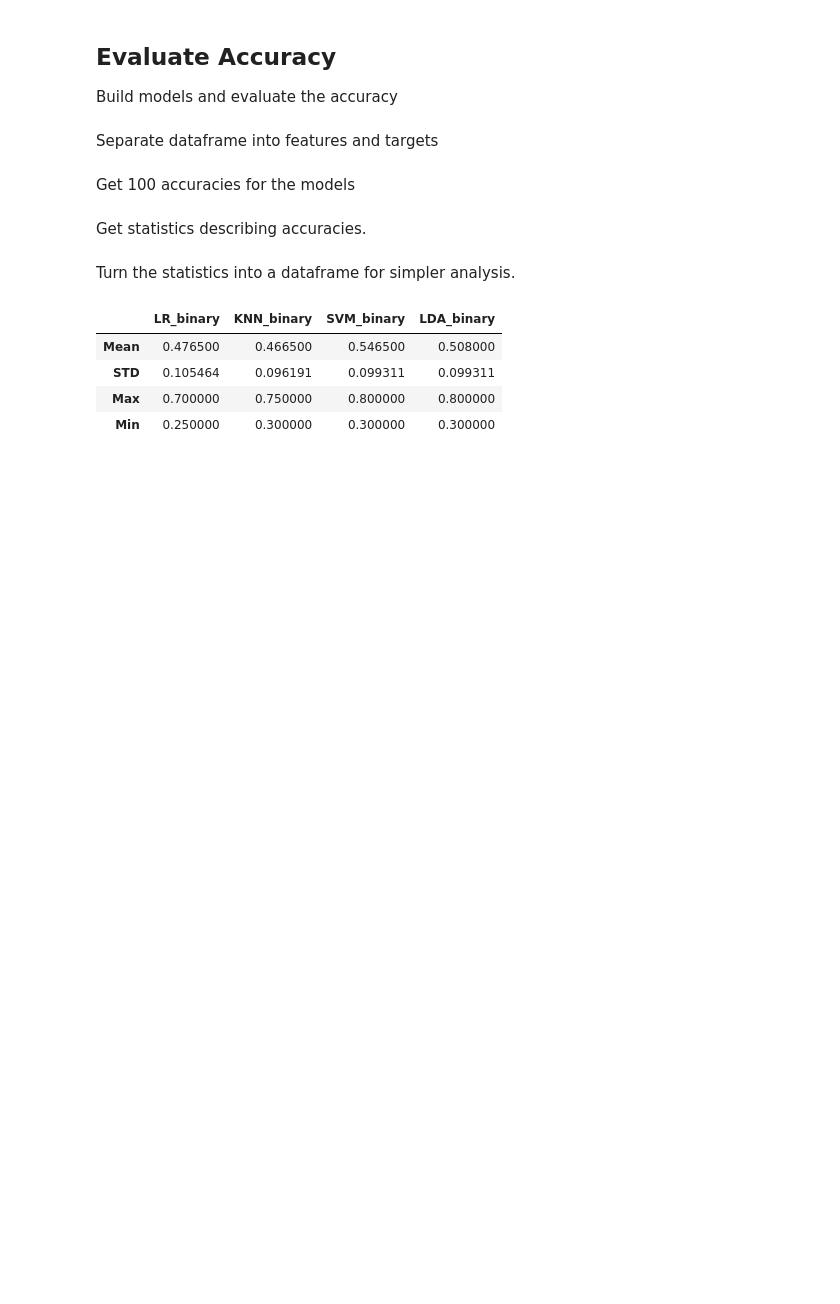
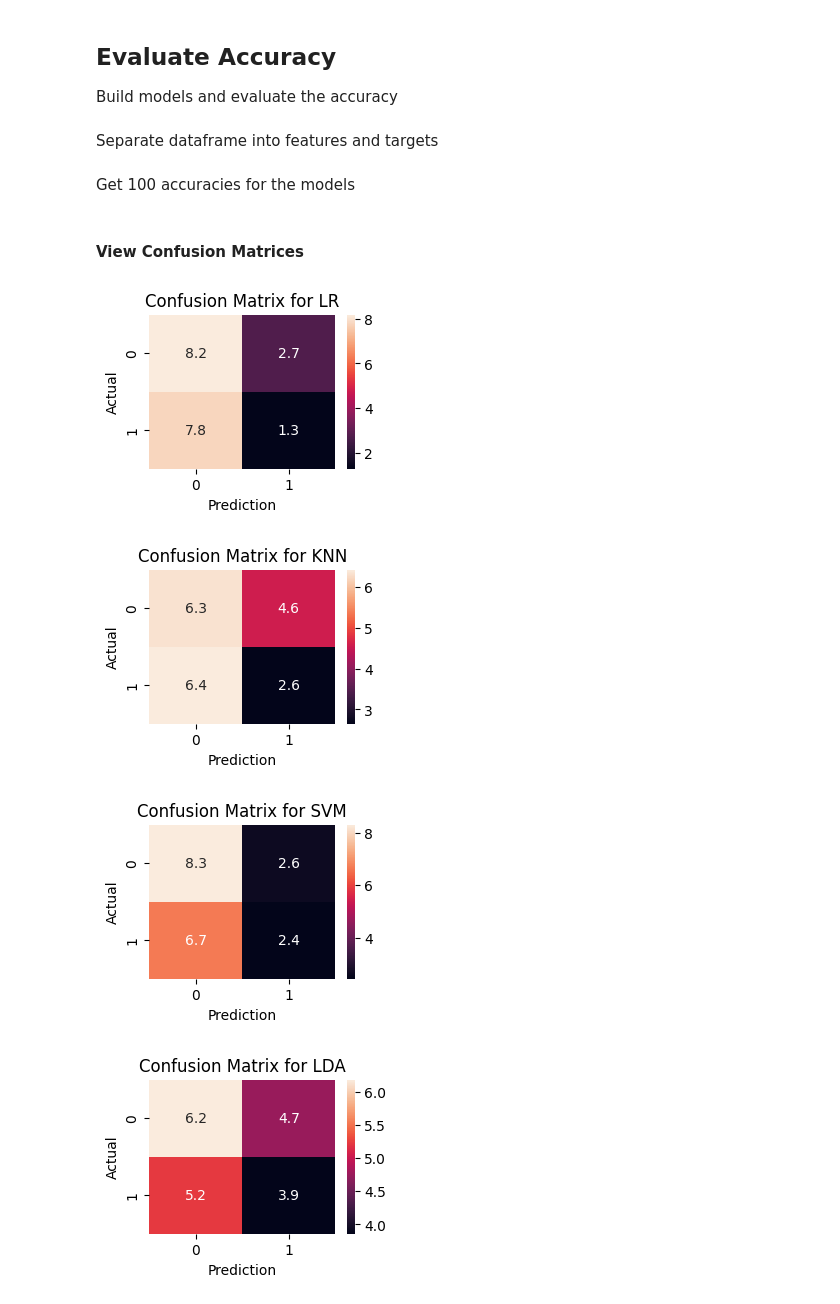
Before and after one commit to tdaug6/Deep-Learning-Methods-to-Predict-Disease-in-Brain-Images, a Jupyter notebook: Notebooks/Machine_Learning/2023.6.23-Machine_Learning-Regions-OHSU.ipynb, the cells around one changed output. Saved outputs shown, nothing was run; the diff lists cells and outputs as text; code cells hidden in the pictures; blank space fills up the shorter version.

```diff
--- a/Notebooks/Machine_Learning/2023.6.23-Machine_Learning-Regions-OHSU.ipynb
+++ b/Notebooks/Machine_Learning/2023.6.23-Machine_Learning-Regions-OHSU.ipynb
@@ -477,2 +802,0 @@ accuracies_binary = np.asarray(accs_binary)
-# %% [markdown]
-Get statistics describing accuracies.
@@ -484,13 +803,9 @@ mins_binary  = [accuracies_binary[0].min(),  accuracies_binary[1].min(),  accura
-# %% [markdown]
-Turn the statistics into a dataframe for simpler analysis.
-# %%
-results_binary = pd.DataFrame([means_binary, stds_binary, maxes_binary, mins_binary],
-                              index=['Mean', 'STD', 'Max', 'Min'],
-                              columns=['LR_binary', 'KNN_binary', 'SVM_binary', 'LDA_binary'])
-results_binary
-# %% [output]
-|  | LR_binary | KNN_binary | SVM_binary | LDA_binary |
-| Mean | 0.476500 | 0.466500 | 0.546500 | 0.508000 |
-| STD | 0.105464 | 0.096191 | 0.099311 | 0.099311 |
-| Max | 0.700000 | 0.750000 | 0.800000 | 0.800000 |
-| Min | 0.250000 | 0.300000 | 0.300000 | 0.300000 |
+# %% [markdown]
+#### View Confusion Matrices
+# %%
+print_model_cfms(cfm_binary)
+# %% [output]
+[figure, added]
+[figure, added]
+[figure, added]
+[figure, added]
```
Also changed, not shown: parts of 41 cells of this notebook, 16 other files.
